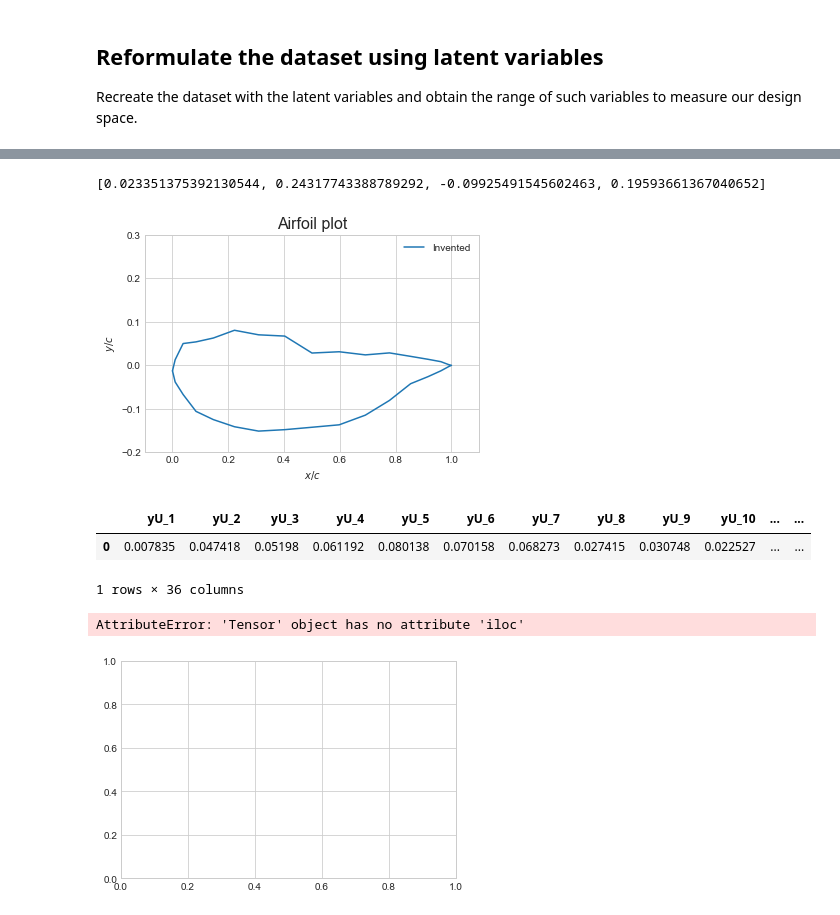
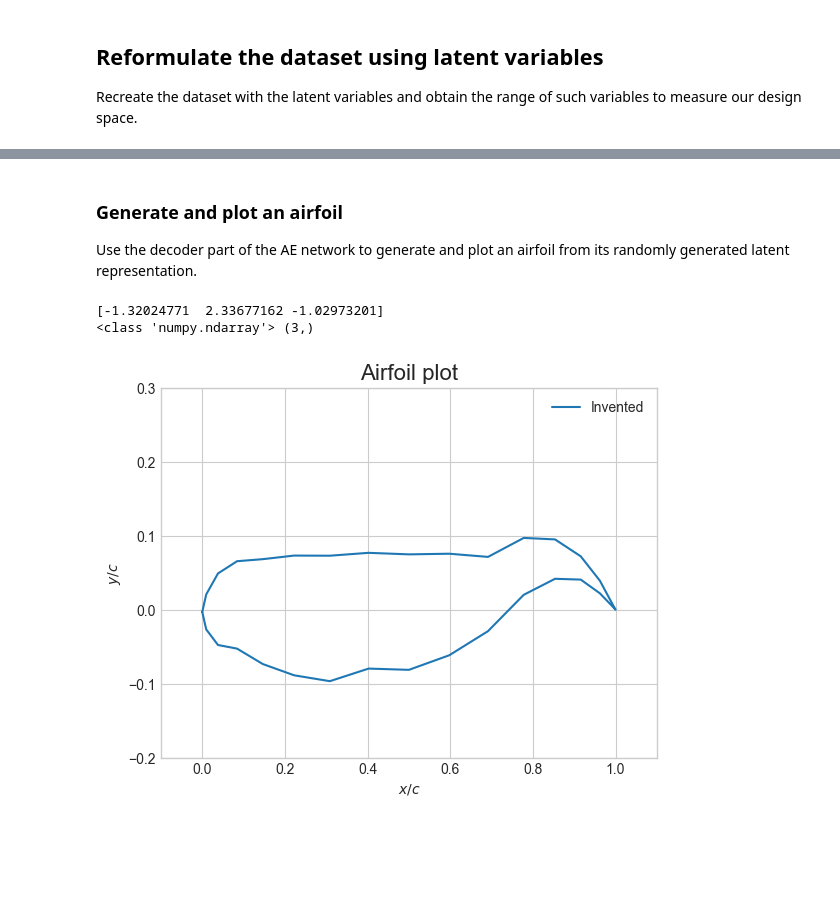
Before and after one commit to rombam/airfoilVAE, a Jupyter notebook: VAE.ipynb, the cells around one changed output, grey strips where cells are left out. Saved outputs shown, nothing was run; the diff lists cells and outputs as text; code cells hidden in the pictures; blank space fills up the shorter version.

```diff
--- a/VAE.ipynb
+++ b/VAE.ipynb
@@ -460,7 +433,7 @@ Recreate the dataset with the latent variables and obtain the range of such vari
 # -- New database ---
 # Choose whether to process the old database. It will be saved in ./data/
 
-process_database = True
+process_database = False
 if process_database:
     def encode_coords(row, model):
         """
@@ -473,31 +446,16 @@ if process_database:
         """
         return model.encode(torch.Tensor(row.iloc[:][0:30].values.reshape(-1,30)).to(device)).detach().cpu().numpy()[0]
 
-    def decode_coords(row, model):
-        """
-        Decodes the coordinates of a row of the dataset. Uses an autoencoder model to decode the coordinates.
-        Inputs:
-        - row: A row of the dataset. Contains 4 latent variables.
-        - model: An autoencoder model.
-        Outputs:
-        - decoded: The decoded coordinates of the row.
-        """
-        return model.decode(torch.Tensor(row.iloc[:][0:4].values.reshape(-1,4)).to(device)).detach().cpu().numpy()[0]
-
     # --- New dataset ---
     airfoil_df_encoded = airfoil_df_norm.copy(deep=True)
     # Drop the columns containing original coordinates
     airfoil_df_encoded = airfoil_df_encoded[airfoil_df_encoded.columns.drop(list(airfoil_df_encoded.filter(regex='^y')))]
 
-    encoded_coords = airfoil_df.apply(encode_coords, axis=1, model=model)
-
-    airfoil_df_encoded['feat1'] = [i[0] for i in encoded_coords]
-    airfoil_df_encoded['feat2'] = [i[1] for i in encoded_coords]
-    airfoil_df_encoded['feat3'] = [i[2] for i in encoded_coords]
-    airfoil_df_encoded['feat4'] = [i[3] for i in encoded_coords]
+    encoded_coords = airfoil_df_norm.apply(encode_coords, axis=1, model=model)
+    for i in range(1, num_features+1):
+        airfoil_df_encoded[f"feat{i}"] = [j[i-1] for j in encoded_coords]
 
     cols = airfoil_df_encoded.columns.tolist()
-    cols = cols[-4:] + cols[:-4]
+    cols = cols[-num_features:] + cols[:-num_features]
     airfoil_df_encoded = airfoil_df_encoded[cols]
-    airfoil_df_encoded.to_csv("./data/NACA4Digit_Dataset15Point_encoded4.csv", index=True)
-    airfoil_df_encoded
+    airfoil_df_encoded.to_csv("./data/NACA4Digit_Dataset15Point_encoded"+str(num_features)+".csv", index=True)
@@ -506,12 +465,11 @@ if process_database:
 # %%
 # Define input dataset (.csv) name and path
 data_folder = './data/'
-dataset_name = 'NACA4Digit_Dataset15Point_encoded4.csv'
+dataset_name = 'NACA4Digit_Dataset15Point_encoded'+str(num_features)+'.csv'
 
 # Import dataset
 airfoil_df_encoded = pd.read_csv(data_folder + dataset_name)
 airfoil_df_encoded = airfoil_df_encoded.drop('Unnamed: 0', axis=1)    # Remove first column, counter
-display(airfoil_df_encoded)
 # Data scaler fitting
 scaler_enc = MinMaxScaler()
 scaler_enc.fit(airfoil_df_encoded)
@@ -549,22 +493,14 @@ scaler_enc_bounds
+# %% [markdown]
+### Generate and plot an airfoil
+Use the decoder part of the AE network to generate and plot an airfoil from its randomly generated latent representation.
 # %%
-latent_random = [np.random.rand()*(scaler_enc_bounds[scaler_enc_bounds['property']=='feat1']['delta'].values[0])+scaler_enc_bounds[scaler_enc_bounds['property']=='feat1']['min'].values[0],
-                 np.random.rand()*(scaler_enc_bounds[scaler_enc_bounds['property']=='feat2']['delta'].values[0])+scaler_enc_bounds[scaler_enc_bounds['property']=='feat2']['min'].values[0],
-                 np.random.rand()*(scaler_enc_bounds[scaler_enc_bounds['property']=='feat3']['delta'].values[0])+scaler_enc_bounds[scaler_enc_bounds['property']=='feat3']['min'].values[0],
-                 np.random.rand()*(scaler_enc_bounds[scaler_enc_bounds['property']=='feat4']['delta'].values[0])+scaler_enc_bounds[scaler_enc_bounds['property']=='feat4']['min'].values[0]]
-print(latent_random)
-invented = denormalize_data(np.concatenate((model.decode(torch.Tensor(latent_random).to(device)).detach().cpu().numpy(), dummy), axis=0),scaler)
+latent_random = np.array([np.random.rand()*(scaler_enc_bounds[scaler_enc_bounds['property']==f'feat{i}']['delta'].values[0])+scaler_enc_bounds[scaler_enc_bounds['property']==f'feat{i}']['min'].values[0] for i in range(1, num_features+1)])
+print(latent_random.reshape(-1,num_features)[0])
+print(type(latent_random), latent_random.shape)
+invented = denormalize_data(np.concatenate((model.decode(torch.Tensor(latent_random.reshape(-1,num_features)).to(device)).detach().cpu().numpy()[0], dummy), axis=0),scaler)
 airfoil_plot(invented, label="Invented")
+plt.show()
 # %% [output]
-[0.023351375392130544, 0.24317743388789292, -0.09925491545602463, 0.19593661367040652]
+[-1.32024771  2.33677162 -1.02973201]
+<class 'numpy.ndarray'> (3,)
-[figure, old version]
+[figure, new version]
-# %%
-testi = torch.Tensor(np.array([0.028624, 0.169807, -0.105617, 0.111013])).to(device)
-regen = denormalize_data(np.concatenate((model.decode(testi).detach().cpu().numpy(), dummy), axis=0),scaler)
-display(regen)
-airfoil_plot(testi, label="Invented")
-# %% [output]
-|  | yU_1 | yU_2 | yU_3 | yU_4 | yU_5 | yU_6 | yU_7 | yU_8 | yU_9 | yU_10 | ... | ... |
-| 0 | 0.007835 | 0.047418 | 0.05198 | 0.061192 | 0.080138 | 0.070158 | 0.068273 | 0.027415 | 0.030748 | 0.022527 | ... | ... |
-1 rows × 36 columns
-AttributeError: 'Tensor' object has no attribute 'iloc'
-[figure, removed]
```
Also changed, not shown: parts of 16 cells of this notebook, 1 other file.
